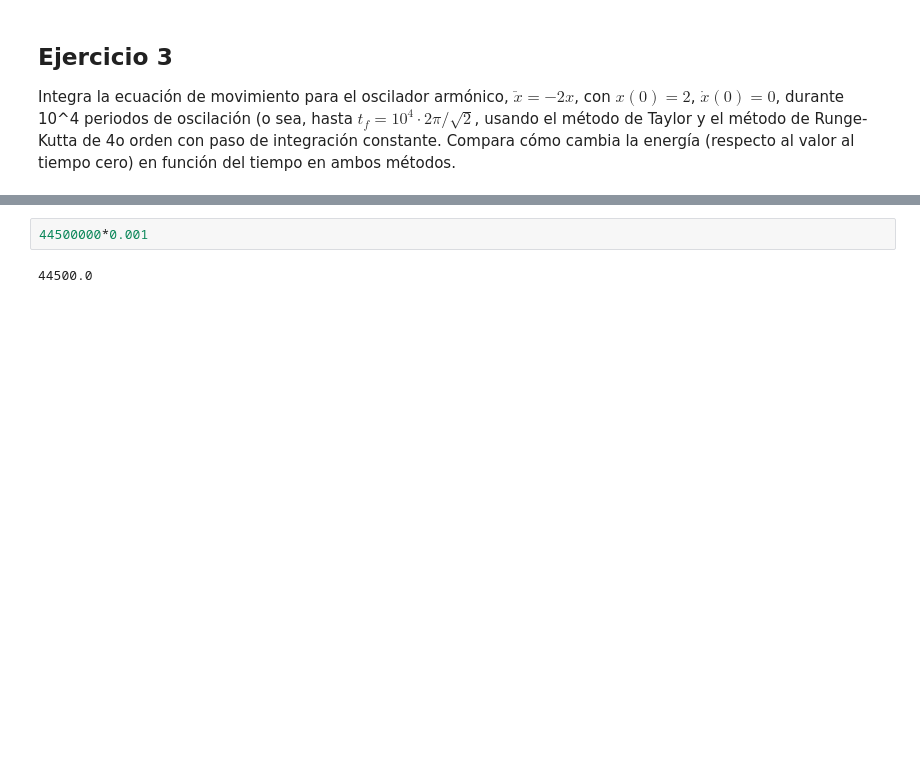
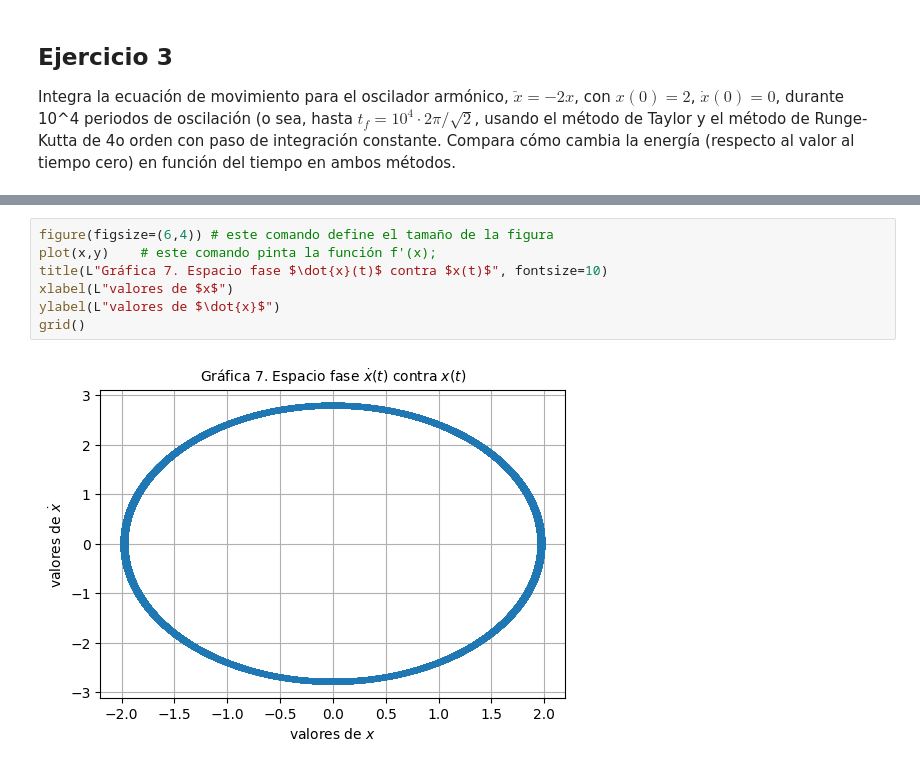
Before and after one commit to lbenet/2017-2_TSFisComputacional-1, a Jupyter notebook: tareas/rene/Tarea6.ipynb, the cells around one changed output, grey strips where cells are left out. Drawn from its saved outputs; the diff is of its cells as text; blank space fills up the shorter version.

```diff
--- a/tareas/rene/Tarea6.ipynb
+++ b/tareas/rene/Tarea6.ipynb
@@ -387,6 +373,11 @@ WARNING: Method definition g(Any) in module Main at In[19]:9 overwritten at In[2
-# %%
-44500000*0.001
-# %% [output]
-44500.0
+# %%
+figure(figsize=(6,4)) # este comando define el tamaño de la figura
+plot(x,y)    # este comando pinta la función f'(x);
+title(L"Gráfica 7. Espacio fase $\dot{x}(t)$ contra $x(t)$", fontsize=10)
+xlabel(L"valores de $x$")
+ylabel(L"valores de $\dot{x}$")
+grid()
+# %% [output]
+[figure, added]
 # %%
 figure(figsize=(6,4)) # este comando define el tamaño de la figura
```
Also changed, not shown: parts of 27 cells of this notebook.
